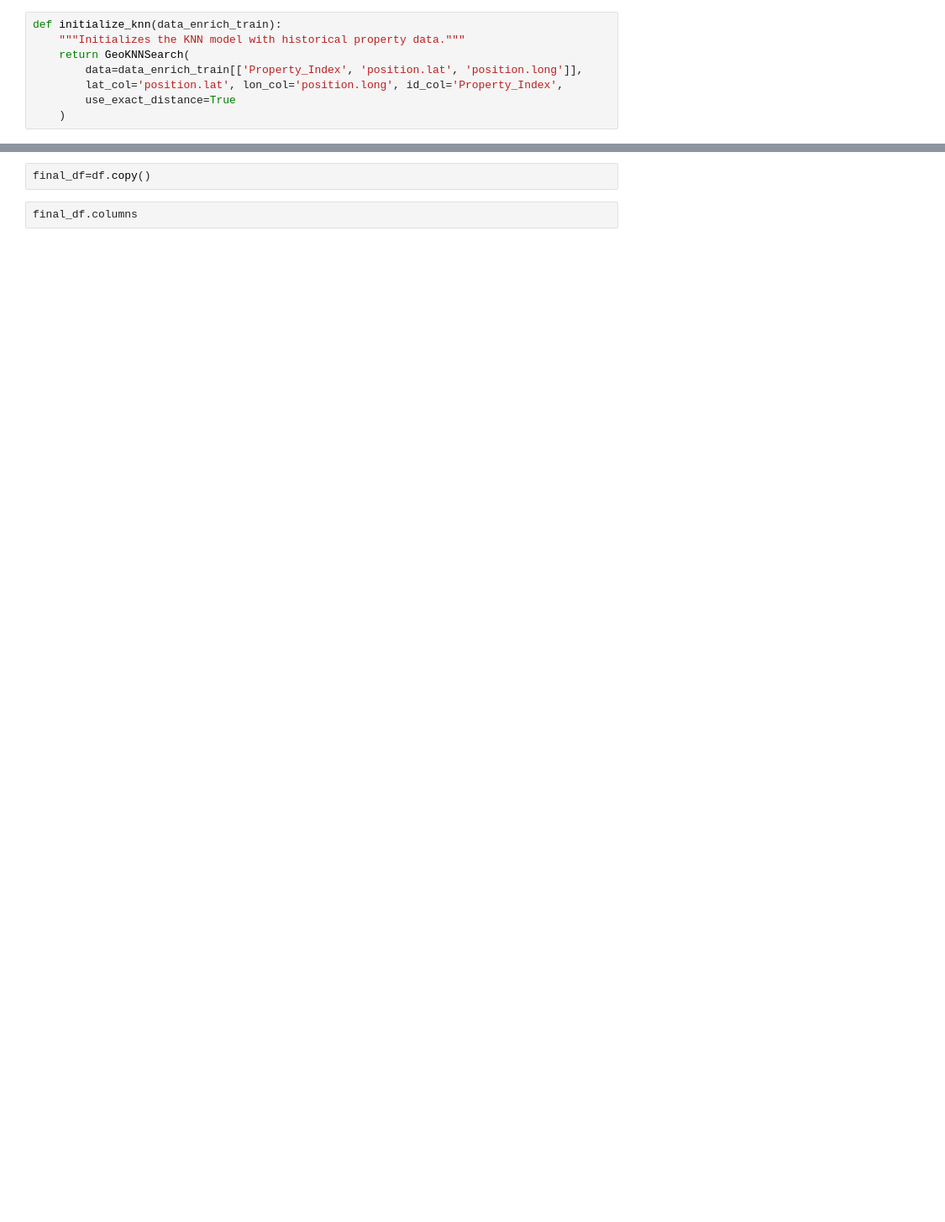
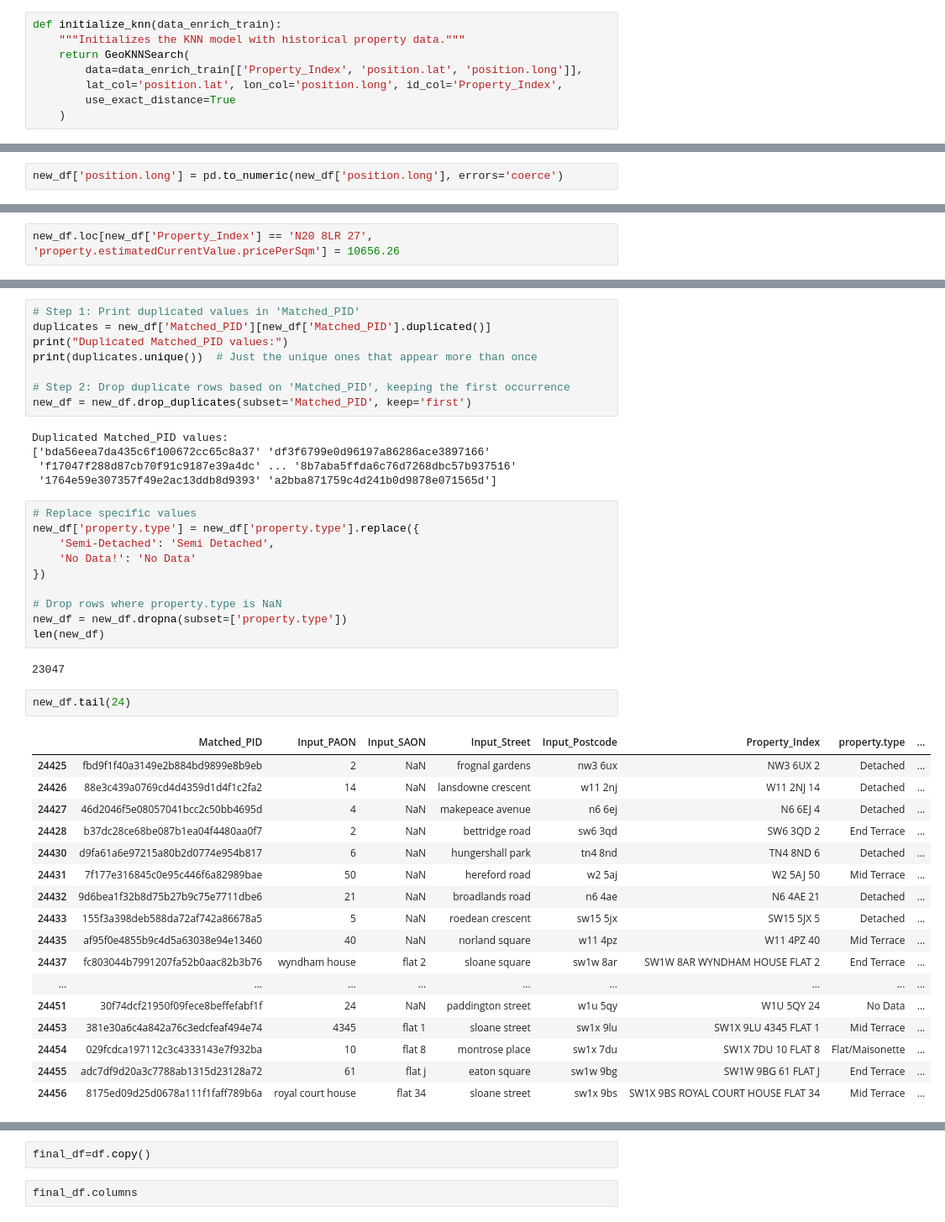
Before and after one commit to Arjun-DS96/NewAVMPipeline, a Jupyter notebook: New AVM Pipeline.ipynb, the cells around one changed output, grey strips where cells are left out. Shown at 84% size. Saved outputs shown, nothing was run; the diff lists cells and outputs as text; blank space fills up the shorter version.

```diff
--- a/New AVM Pipeline.ipynb
+++ b/New AVM Pipeline.ipynb
@@ -53,0 +95,2 @@ new_df = new_df[columns_to_keep]
+# %%
+new_df['position.long'] = pd.to_numeric(new_df['position.long'], errors='coerce')
@@ -53,0 +113,2 @@ new_df = new_df[columns_to_keep]
+# %%
+new_df.loc[new_df['Property_Index'] == 'N20 8LR 27', 'property.estimatedCurrentValue.pricePerSqm'] = 10656.26
@@ -53,0 +120,45 @@ new_df = new_df[columns_to_keep]
+# %%
+# Step 1: Print duplicated values in 'Matched_PID'
+duplicates = new_df['Matched_PID'][new_df['Matched_PID'].duplicated()]
+print("Duplicated Matched_PID values:")
+print(duplicates.unique())  # Just the unique ones that appear more than once
+
+# Step 2: Drop duplicate rows based on 'Matched_PID', keeping the first occurrence
+new_df = new_df.drop_duplicates(subset='Matched_PID', keep='first')
+# %% [output]
+Duplicated Matched_PID values:
+['bda56eea7da435c6f100672cc65c8a37' 'df3f6799e0d96197a86286ace3897166'
+ 'f17047f288d87cb70f91c9187e39a4dc' ... '8b7aba5ffda6c76d7268dbc57b937516'
+ '1764e59e307357f49e2ac13ddb8d9393' 'a2bba871759c4d241b0d9878e071565d']
+# %%
+# Replace specific values
+new_df['property.type'] = new_df['property.type'].replace({
+    'Semi-Detached': 'Semi Detached',
+    'No Data!': 'No Data'
+})
+
+# Drop rows where property.type is NaN
+new_df = new_df.dropna(subset=['property.type'])
+len(new_df)
+# %% [output]
+23047
+# %%
+new_df.tail(24)
+# %% [output]
+|  | Matched_PID | Input_PAON | Input_SAON | Input_Street | Input_Postcode | Property_Index | property.type | ... |
+| 24425 | fbd9f1f40a3149e2b884bd9899e8b9eb | 2 | NaN | frognal gardens | nw3 6ux | NW3 6UX 2 | Detached | ... |
+| 24426 | 88e3c439a0769cd4d4359d1d4f1c2fa2 | 14 | NaN | lansdowne crescent | w11 2nj | W11 2NJ 14 | Detached | ... |
+| 24427 | 46d2046f5e08057041bcc2c50bb4695d | 4 | NaN | makepeace avenue | n6 6ej | N6 6EJ 4 | Detached | ... |
+| 24428 | b37dc28ce68be087b1ea04f4480aa0f7 | 2 | NaN | bettridge road | sw6 3qd | SW6 3QD 2 | End Terrace | ... |
+| 24430 | d9fa61a6e97215a80b2d0774e954b817 | 6 | NaN | hungershall park | tn4 8nd | TN4 8ND 6 | Detached | ... |
+| 24431 | 7f177e316845c0e95c446f6a82989bae | 50 | NaN | hereford road | w2 5aj | W2 5AJ 50 | Mid Terrace | ... |
+| 24432 | 9d6bea1f32b8d75b27b9c75e7711dbe6 | 21 | NaN | broadlands road | n6 4ae | N6 4AE 21 | Detached | ... |
+| 24433 | 155f3a398deb588da72af742a86678a5 | 5 | NaN | roedean crescent | sw15 5jx | SW15 5JX 5 | Detached | ... |
+| 24435 | af95f0e4855b9c4d5a63038e94e13460 | 40 | NaN | norland square | w11 4pz | W11 4PZ 40 | Mid Terrace | ... |
+| 24437 | fc803044b7991207fa52b0aac82b3b76 | wyndham house | flat 2 | sloane square | sw1w 8ar | SW1W 8AR WYNDHAM HOUSE FLAT 2 | End Terrace | ... |
+| ... | ... | ... | ... | ... | ... | ... | ... | ... |
+| 24451 | 30f74dcf21950f09fece8beffefabf1f | 24 | NaN | paddington street | w1u 5qy | W1U 5QY 24 | No Data | ... |
+| 24453 | 381e30a6c4a842a76c3edcfeaf494e74 | 4345 | flat 1 | sloane street | sw1x 9lu | SW1X 9LU 4345 FLAT 1 | Mid Terrace | ... |
+| 24454 | 029fcdca197112c3c4333143e7f932ba | 10 | flat 8 | montrose place | sw1x 7du | SW1X 7DU 10 FLAT 8 | Flat/Maisonette | ... |
+| 24455 | adc7df9d20a3c7788ab1315d23128a72 | 61 | flat j | eaton square | sw1w 9bg | SW1W 9BG 61 FLAT J | End Terrace | ... |
+| 24456 | 8175ed09d25d0678a111f1faff789b6a | royal court house | flat 34 | sloane street | sw1x 9bs | SW1X 9BS ROYAL COURT HOUSE FLAT 34 | Mid Terrace | ... |
```
Also changed, not shown: parts of 76 cells of this notebook.
